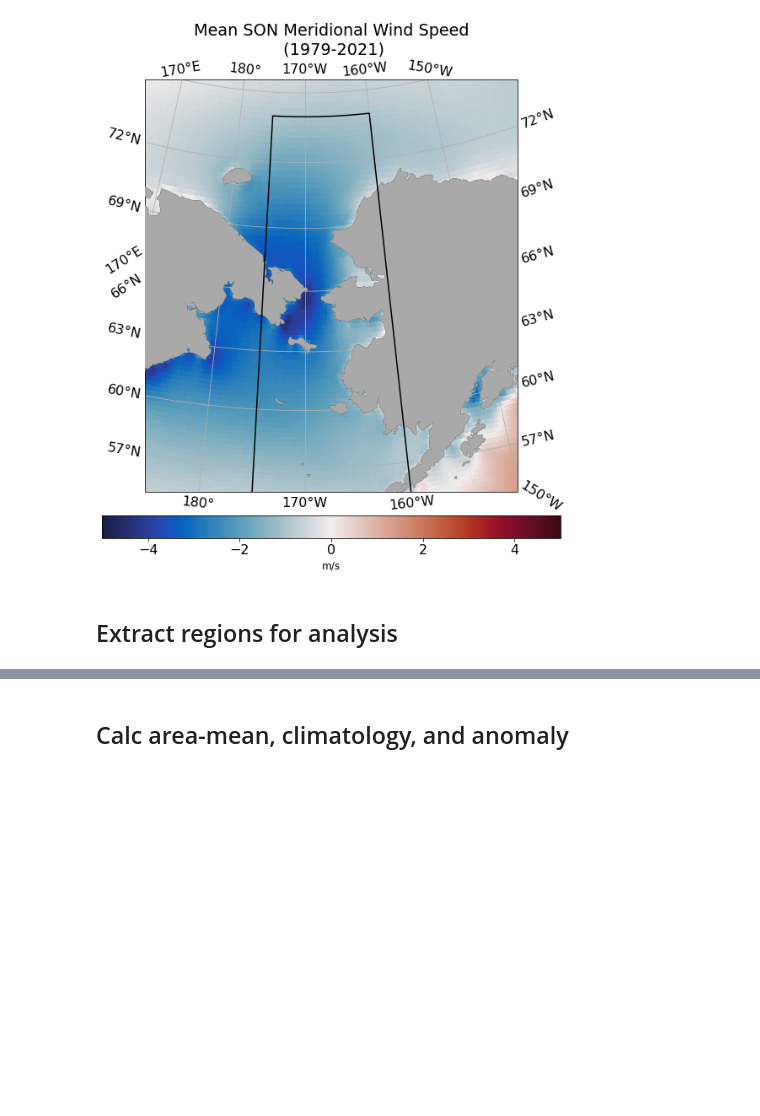
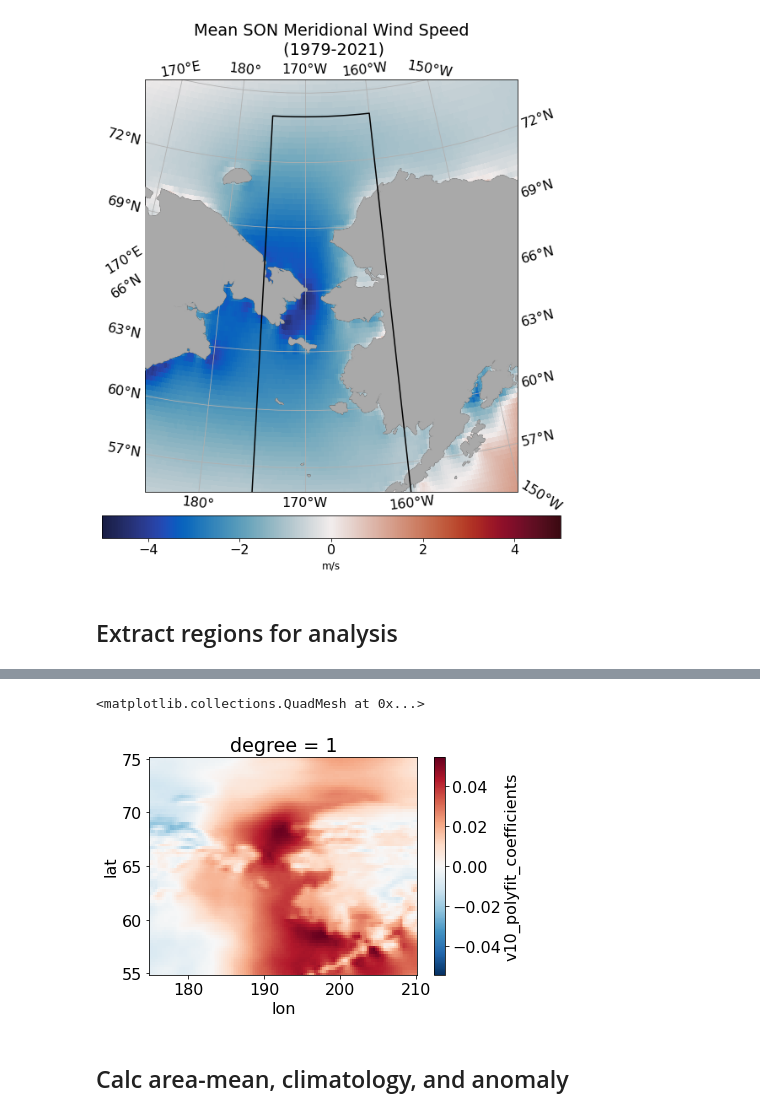
Before and after one commit to marionalberty/Chukchi_heatbudgets, a Jupyter notebook: notebooks/Bering_windTransportFeedback_Obs.ipynb, the cells around one changed output, grey strips where cells are left out. Cells and saved outputs as stored; diff of their text form; code cells hidden in the pictures; blank space fills up the shorter version.

```diff
--- a/notebooks/Bering_windTransportFeedback_Obs.ipynb
+++ b/notebooks/Bering_windTransportFeedback_Obs.ipynb
@@ -248,3 +277,11 @@ T = DS_T
+# %%
+t_con = 1e9 * 86400 * 365.25
+# %%
+(t_con * v10.isel(time=v10.groupby('time.month').groups[10]
+                 ).polyfit('time',1)['v10_polyfit_coefficients'].sel(degree=1)).plot()
+# %% [output]
+<matplotlib.collections.QuadMesh at 0x...>
+[figure, added]
 # %% [markdown]
 ## Calc area-mean, climatology, and anomaly
 # %%
```
Also changed, not shown: parts of 11 cells of this notebook.
